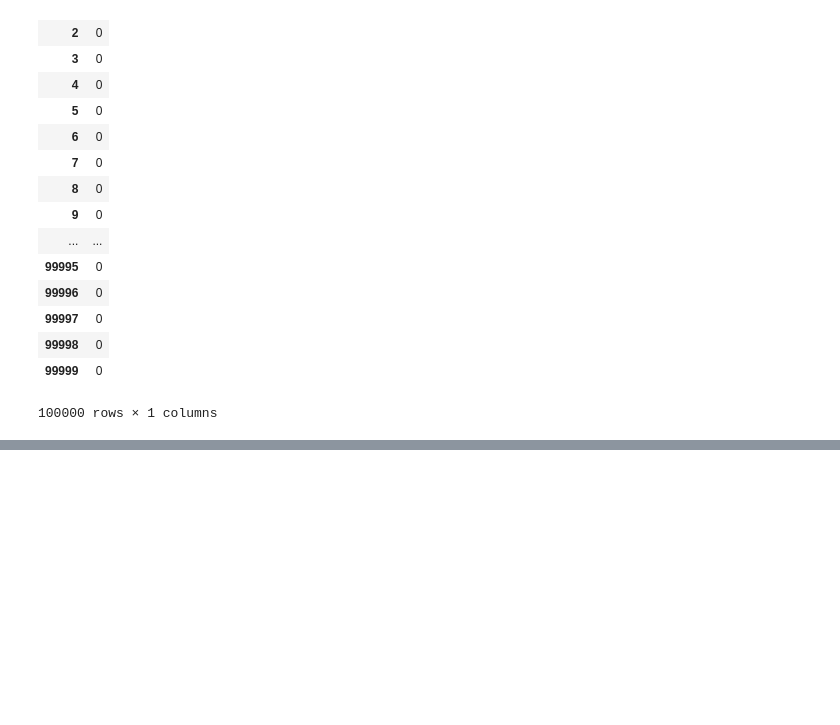
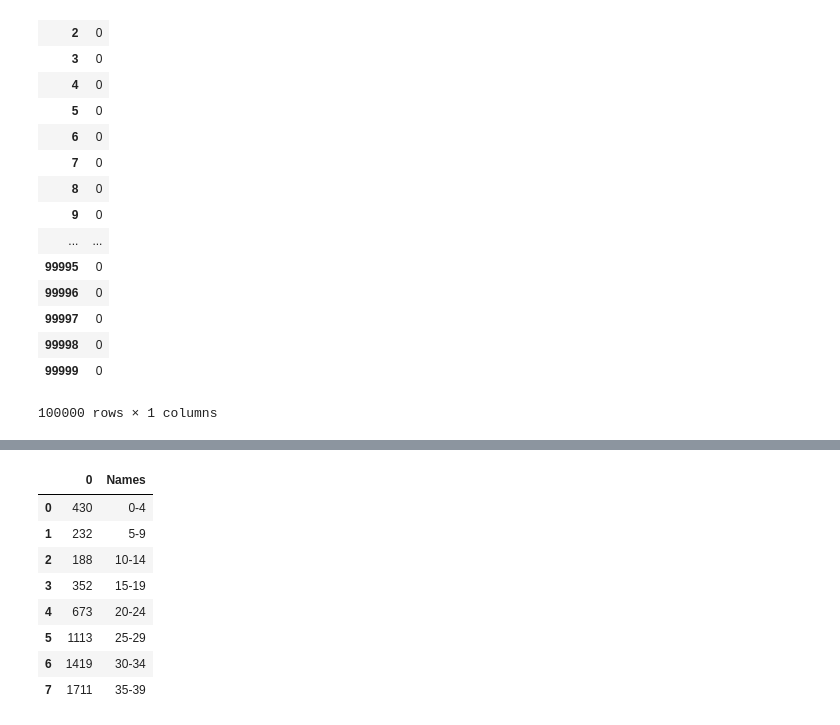
Before and after one commit to cholleran/Proj-programming-DA, a Jupyter notebook: Project Programming DA.ipynb, the cells around one changed output, grey strips where cells are left out. Cells and saved outputs as stored; diff of their text form; code cells hidden in the pictures; blank space fills up the shorter version.

```diff
--- a/Project Programming DA.ipynb
+++ b/Project Programming DA.ipynb
@@ -166,0 +183,12 @@ plt.plot(myframe.index,myframe)
+# %%
+myframe
+# %% [output]
+|  | 0 | Names |
+| 0 | 430 | 0-4 |
+| 1 | 232 | 5-9 |
+| 2 | 188 | 10-14 |
+| 3 | 352 | 15-19 |
+| 4 | 673 | 20-24 |
+| 5 | 1113 | 25-29 |
+| 6 | 1419 | 30-34 |
+| 7 | 1711 | 35-39 |
```
Also changed, not shown: parts of 11 cells of this notebook.
